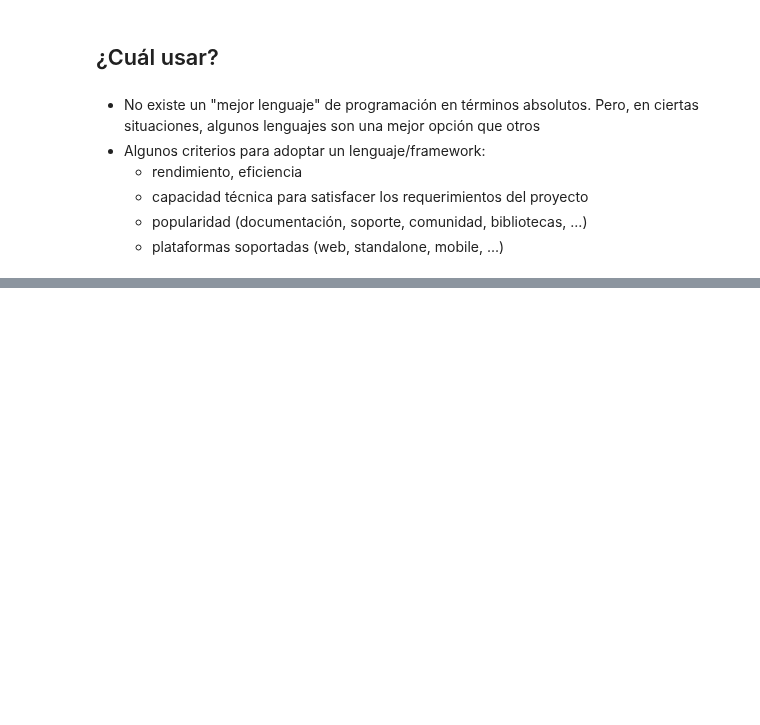
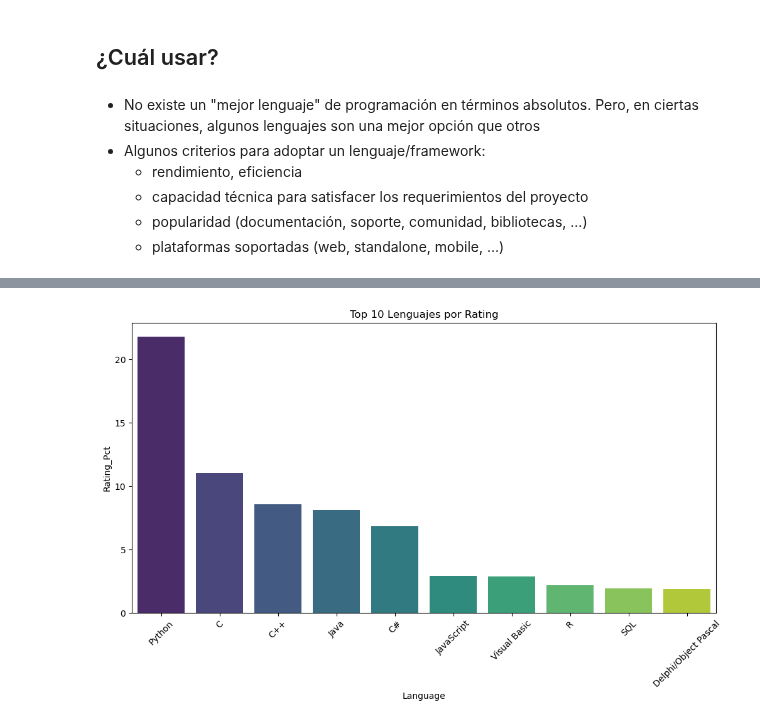
Before and after one commit to ppandomail/lp, a Jupyter notebook: doc/01-intro.ipynb, the cells around one changed output, grey strips where cells are left out. Cells and saved outputs as stored; diff of their text form; code cells hidden in the pictures; blank space fills up the shorter version.

```diff
--- a/doc/01-intro.ipynb
+++ b/doc/01-intro.ipynb
@@ -258,0 +441,15 @@
+# %%
+plt.figure(figsize=(12,6))
+sns.barplot(
+    data=df.head(10),
+    x="Language",
+    y="Rating_Pct",
+    hue="Language",       # asignamos hue
+    palette="viridis",
+    legend=False          # evita mostrar leyenda duplicada
+)
+plt.title("Top 10 Lenguajes por Rating")
+plt.xticks(rotation=45)
+plt.show()
+# %% [output]
+[figure, added]
```
Also changed, not shown: parts of 29 cells of this notebook, 2 other files.
